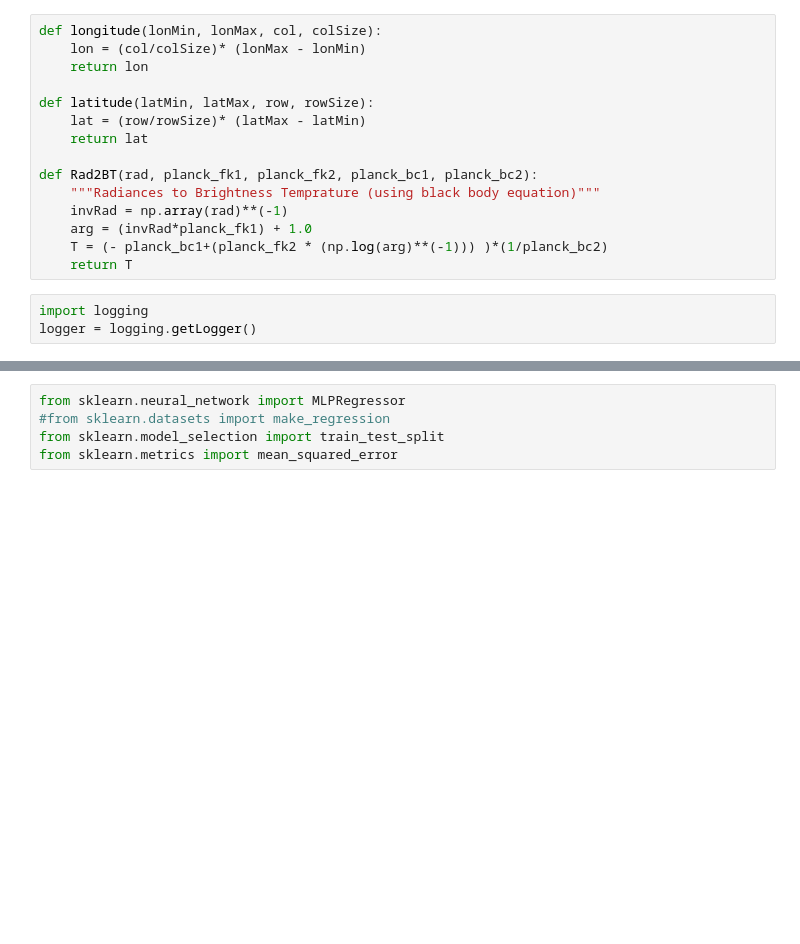
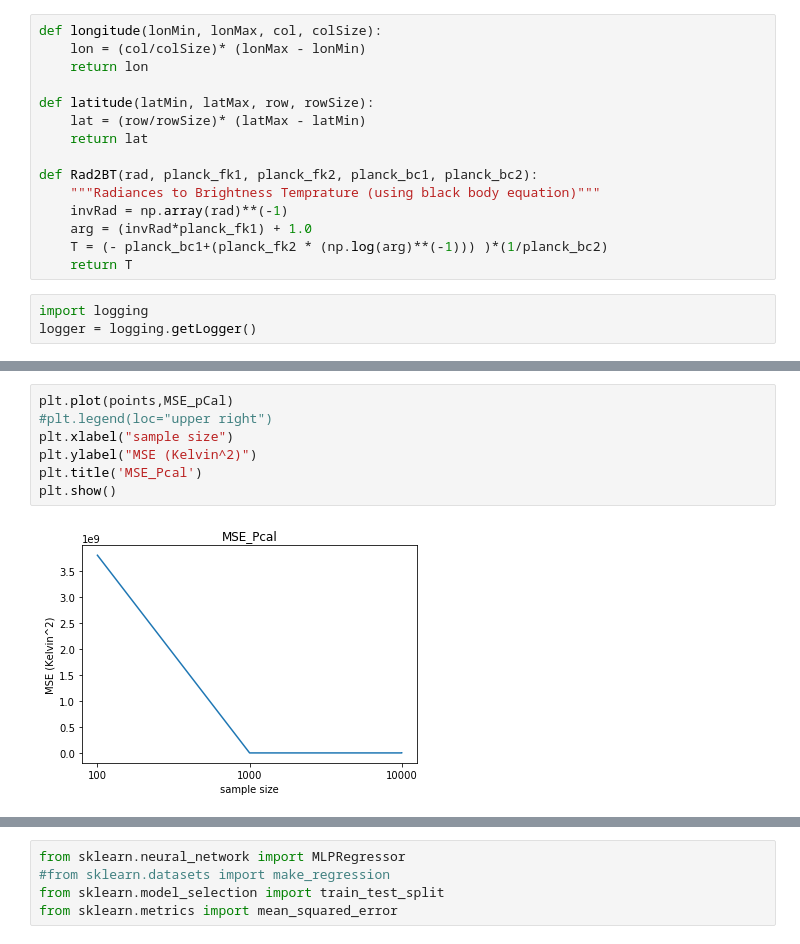
Before and after one commit to adomakor412/capstone, a Jupyter notebook: ML_Regression.ipynb, the cells around one changed output, grey strips where cells are left out. Cells and saved outputs as stored; diff of their text form; blank space fills up the shorter version.

```diff
--- a/ML_Regression.ipynb
+++ b/ML_Regression.ipynb
@@ -313,0 +417,9 @@ df = df.dropna()
+# %%
+plt.plot(points,MSE_pCal)
+#plt.legend(loc="upper right")
+plt.xlabel("sample size")
+plt.ylabel("MSE (Kelvin^2)")
+plt.title('MSE_Pcal')
+plt.show()
+# %% [output]
+[figure, added]
```
Also changed, not shown: parts of 11 cells of this notebook, 7 other files.
